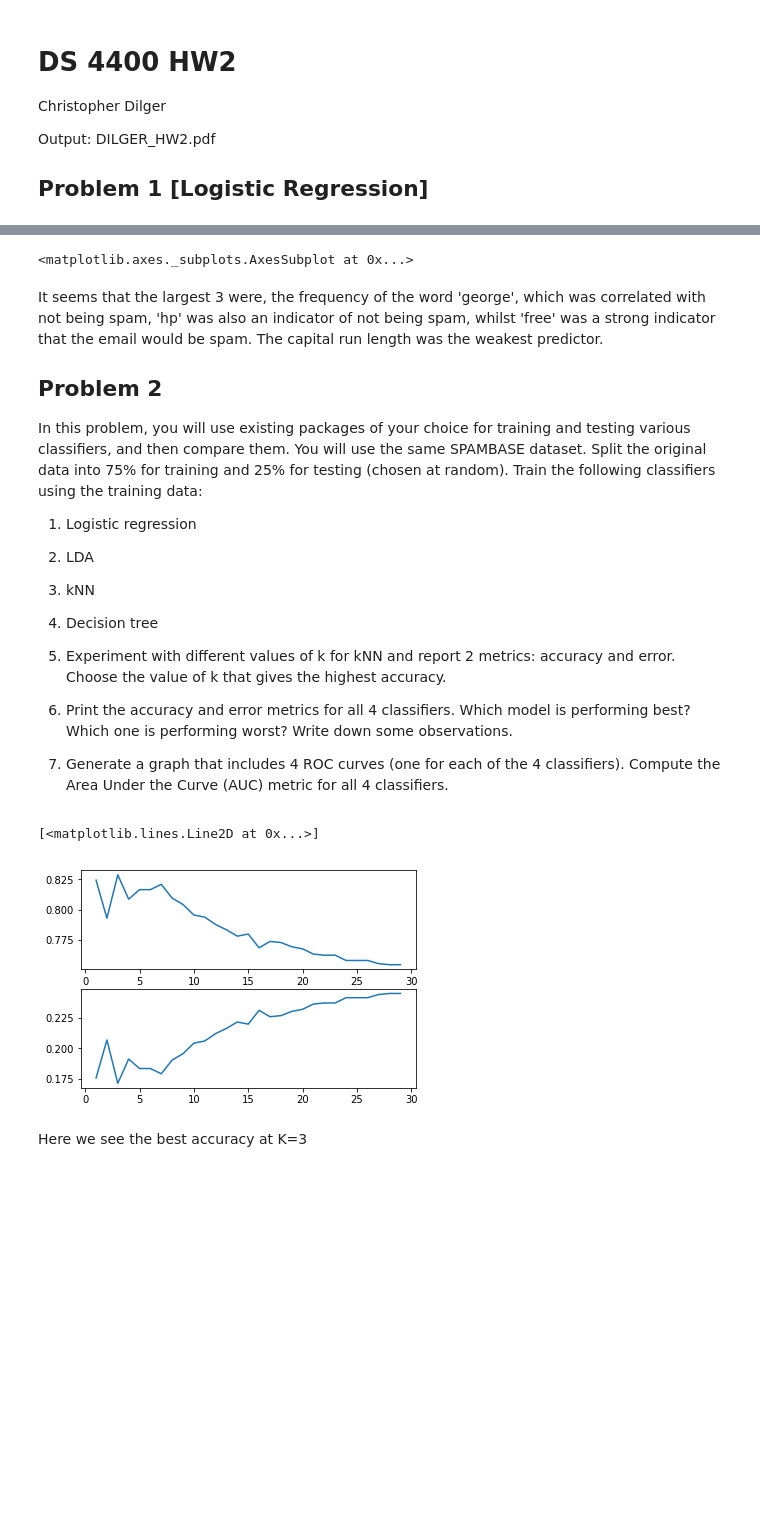
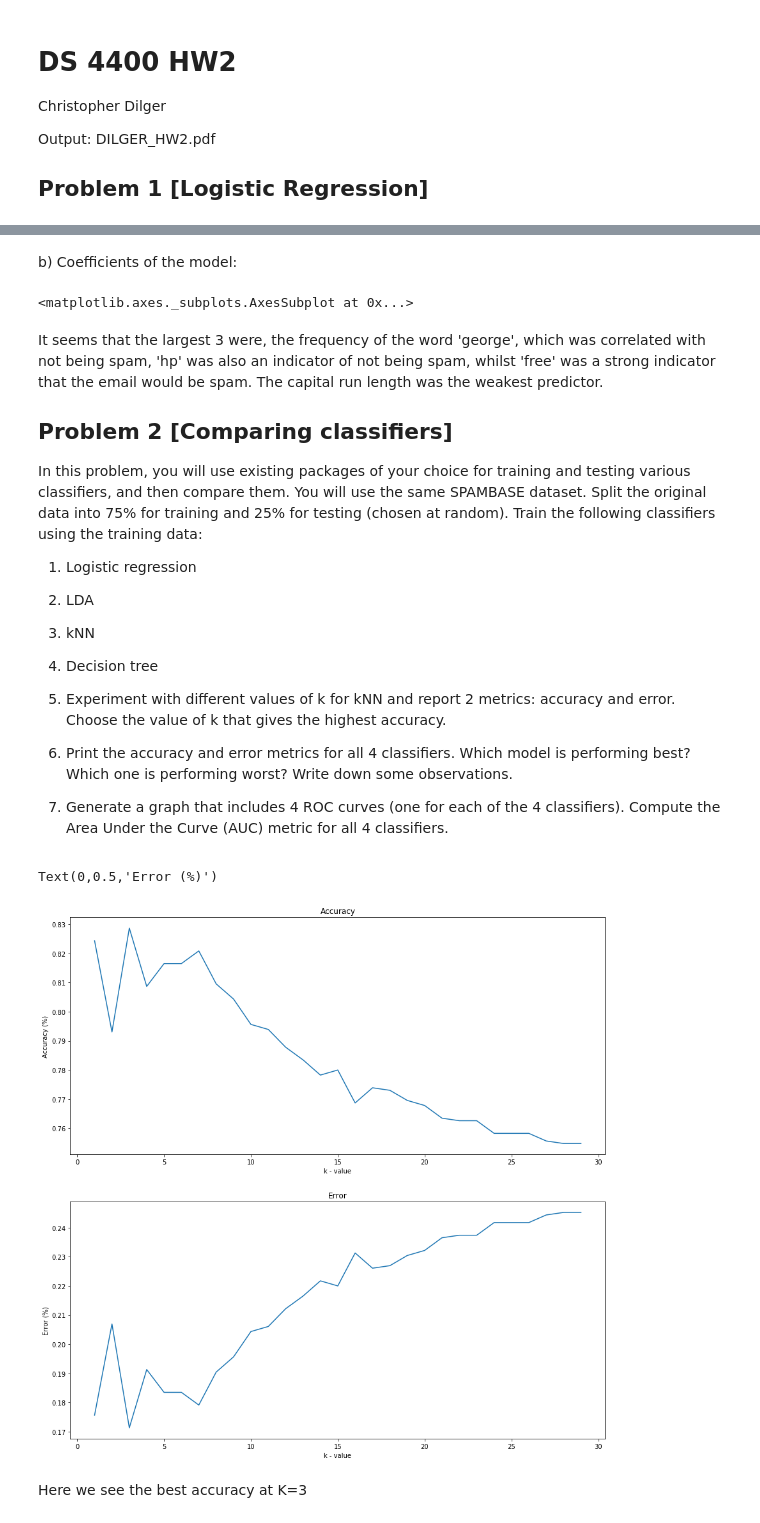
Before and after one commit to cdilga/DS4400, a Jupyter notebook: DS4400_HW2/DS4400 HW2.ipynb, the cells around one changed output, grey strips where cells are left out. Saved outputs shown, nothing was run; the diff lists cells and outputs as text; code cells hidden in the pictures; blank space fills up the shorter version.

```diff
--- a/DS4400_HW2/DS4400 HW2.ipynb
+++ b/DS4400_HW2/DS4400 HW2.ipynb
@@ -64,3 +67,5 @@ b) Coefficients of the model:
+# %% [markdown]
+b) Coefficients of the model:
 # %%
 coefs = pd.DataFrame(lg.coef_[0], headers[:-1], columns=['coefficients'])
 coefs.sort_values(by=['coefficients'])
@@ -93,7 +98,7 @@ display(accuracy.plot())
 # %% [markdown]
 It seems that the largest 3 were, the frequency of the word 'george', which was correlated with not being spam, 'hp' was also an indicator of not being spam, whilst 'free' was a strong indicator that the email would be spam. The capital run length was the weakest predictor.
 
-## Problem 2
+## Problem 2 [Comparing classifiers]
 
 In this problem, you will use existing packages of your choice for training and testing various classifiers,
 and then compare them. You will use the same SPAMBASE dataset.
@@ -118,6 +123,14 @@ from sklearn.discriminant_analysis import LinearDiscriminantAnalysis
 from sklearn.neighbors import KNeighborsClassifier
 from sklearn.tree import DecisionTreeClassifier
 import matplotlib.pyplot as plt
+from matplotlib.pyplot import figure
+
+#TODO Fix hacky empty object
+class empty():
+    def __init__(self):
+        pass
+train = empty()
+test = empty()
 
 train.data = df.sample(frac=0.75,random_state=200)
 test.data = df.drop(train.data.index)
@@ -127,38 +140,46 @@ train.y = train.data['spam']
 
 test.x = test.data.iloc[:,0:57]
 test.y = test.data['spam']
 
 lg = LogisticRegression()
 lg.fit(train.x, train.y)
 
 lda = LinearDiscriminantAnalysis()
 lda.fit(train.x, train.y)
 
 dt = DecisionTreeClassifier()
 dt.fit(train.x, train.y)
 
 kacc = []
 kerr = []
 kvals = range(1, 30)
 for k in kvals:
     knn = KNeighborsClassifier(k)
     knn.fit(train.x, train.y)
 
     #Predict and record accuracy metrics
 
     cm = confusion_matrix(knn.predict(test.x), test.y)
     tn, fp, fn, tp = cm.ravel()
     kacc.append((tp+tn)/np.sum(cm.ravel()))
     kerr.append(1-(tp+tn)/np.sum(cm.ravel()))
 
-fig = plt.figure()
-ax = fig.add_subplot(2, 1, 1)
+fig, (ax, ax2) = plt.subplots(2, 1)
+fig.set_figheight(15)
+fig.set_figwidth(15)
+ax.set_title('Accuracy')
 ax.plot(kvals, kacc)
-ax2 = fig.add_subplot(2, 1, 2)
+
+ax.set_xlabel('k - value')
+
+ax2.set_title('Error')
 ax2.plot(kvals, kerr)
+ax2.set_xlabel('k - value')
+ax.set_ylabel('Accuracy (%)')
+ax2.set_ylabel('Error (%)')
 # %% [output]
-[<matplotlib.lines.Line2D at 0x...>]
+Text(0,0.5,'Error (%)')
-[figure, old version]
+[figure, new version]
 # %% [markdown]
 Here we see the best accuracy at K=3
 # %%
```
Also changed, not shown: parts of 12 cells of this notebook.
